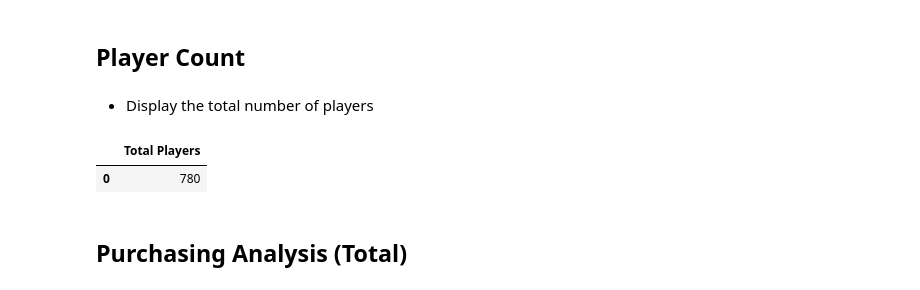
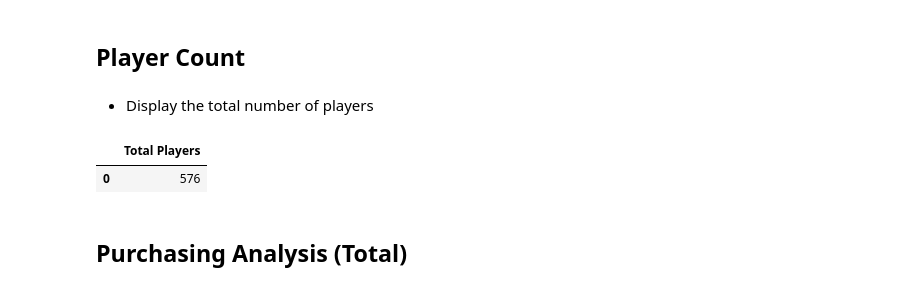
Before and after one commit to Eabuel15/pandas-challenge, a Jupyter notebook: HeroesOfPymoli/HeroesOfPymoli_starter.ipynb, the cells around one changed output. Drawn from its saved outputs; the diff is of its cells as text; code cells hidden in the pictures.

```diff
--- a/HeroesOfPymoli/HeroesOfPymoli_starter.ipynb
+++ b/HeroesOfPymoli/HeroesOfPymoli_starter.ipynb
@@ -23,12 +23,12 @@ purchase_data.head()
 # %% [markdown]
 * Display the total number of players
 # %%
-total_player_count = purchase_data["SN"].count()
+total_player_count = len(purchase_data["SN"].value_counts())
 player_count_df = pd.DataFrame({"Total Players" : [total_player_count]})
 player_count_df
 # %% [output]
 |  | Total Players |
-| 0 | 780 |
+| 0 | 576 |
 # %% [markdown]
 ## Purchasing Analysis (Total)
 # %% [markdown]
```
Also changed, not shown: parts of 17 cells of this notebook.
